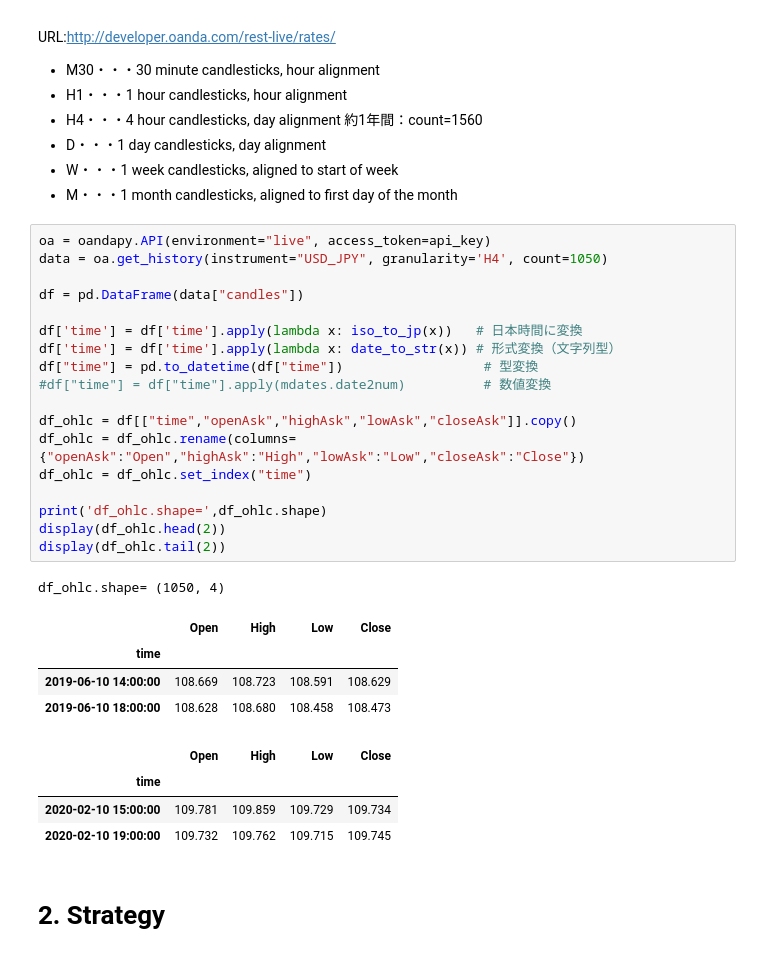
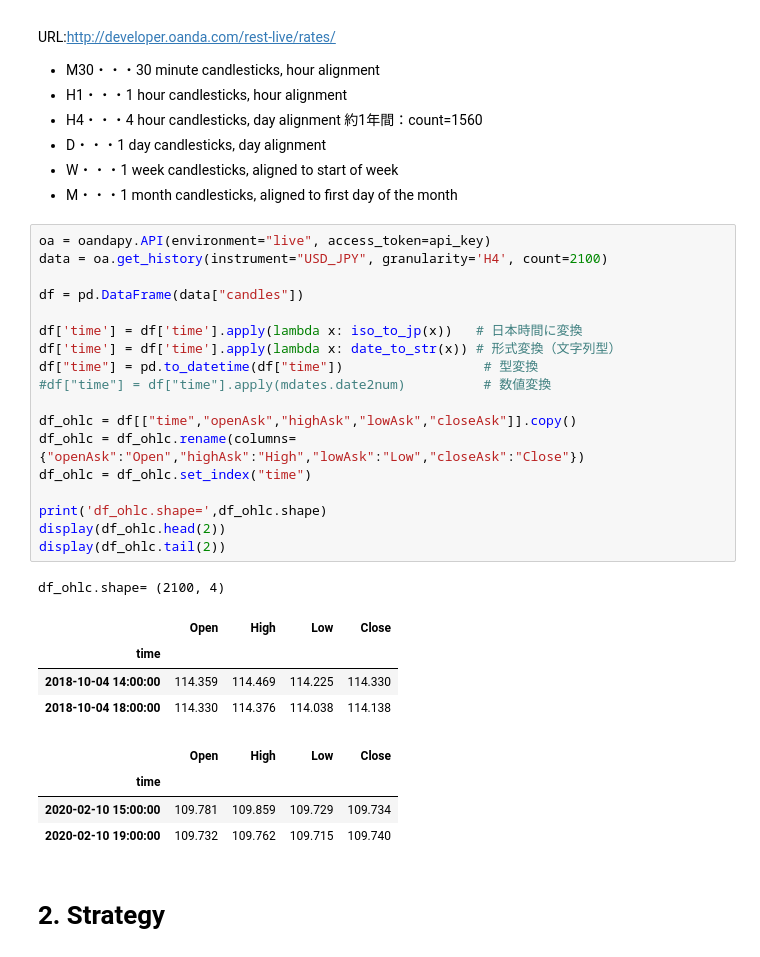
Before and after one commit to arsma12/MLDL, a Jupyter notebook: StockPriceForecast/FX_USDJPY_05_Backtest_RCI.ipynb, the cells around one changed output. Saved outputs shown, nothing was run; the diff lists cells and outputs as text.

```diff
--- a/StockPriceForecast/FX_USDJPY_05_Backtest_RCI.ipynb
+++ b/StockPriceForecast/FX_USDJPY_05_Backtest_RCI.ipynb
@@ -145,32 +156,32 @@ URL:http://developer.oanda.com/rest-live/rates/
 - M・・・1 month candlesticks, aligned to first day of the month
 # %%
 oa = oandapy.API(environment="live", access_token=api_key)
-data = oa.get_history(instrument="USD_JPY", granularity='H4', count=1050)
+data = oa.get_history(instrument="USD_JPY", granularity='H4', count=2100)
 
 df = pd.DataFrame(data["candles"])
 
 df['time'] = df['time'].apply(lambda x: iso_to_jp(x))   # 日本時間に変換
 df['time'] = df['time'].apply(lambda x: date_to_str(x)) # 形式変換（文字列型）
 df["time"] = pd.to_datetime(df["time"])                  # 型変換
 #df["time"] = df["time"].apply(mdates.date2num)          # 数値変換
 
 df_ohlc = df[["time","openAsk","highAsk","lowAsk","closeAsk"]].copy()
 df_ohlc = df_ohlc.rename(columns={"openAsk":"Open","highAsk":"High","lowAsk":"Low","closeAsk":"Close"})
 df_ohlc = df_ohlc.set_index("time")
 
 print('df_ohlc.shape=',df_ohlc.shape)
 display(df_ohlc.head(2))
 display(df_ohlc.tail(2))
 # %% [output]
-df_ohlc.shape= (1050, 4)
+df_ohlc.shape= (2100, 4)
 |  | Open | High | Low | Close |
 | time |  |  |  |  |
-| 2019-06-10 14:00:00 | 108.669 | 108.723 | 108.591 | 108.629 |
-| 2019-06-10 18:00:00 | 108.628 | 108.680 | 108.458 | 108.473 |
+| 2018-10-04 14:00:00 | 114.359 | 114.469 | 114.225 | 114.330 |
+| 2018-10-04 18:00:00 | 114.330 | 114.376 | 114.038 | 114.138 |
 |  | Open | High | Low | Close |
 | time |  |  |  |  |
 | 2020-02-10 15:00:00 | 109.781 | 109.859 | 109.729 | 109.734 |
-| 2020-02-10 19:00:00 | 109.732 | 109.762 | 109.715 | 109.745 |
+| 2020-02-10 19:00:00 | 109.732 | 109.762 | 109.715 | 109.740 |
 # %% [markdown]
 # 2. Strategy<a id='Strategy'></a>
 # %% [markdown]
```
Also changed, not shown: parts of 5 cells of this notebook.
